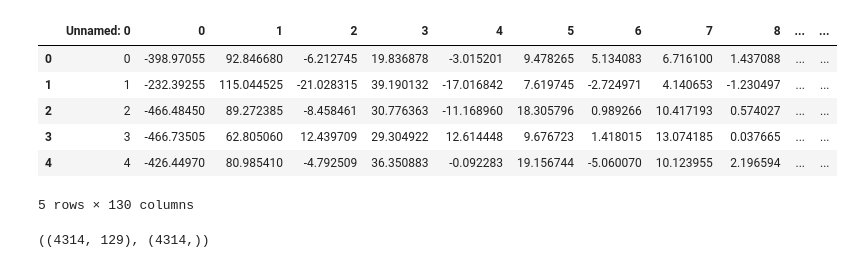
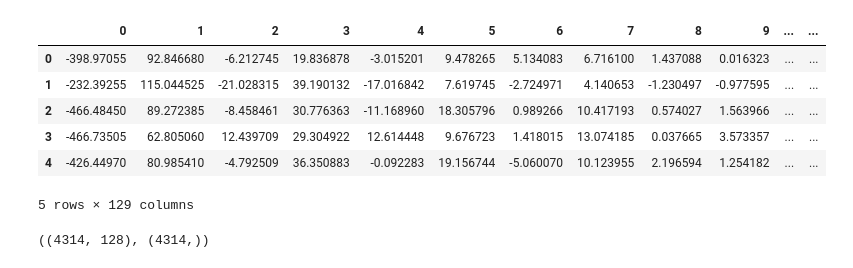
Before and after one commit to SadmanAlif/Stroke-Detection-Image-Audio-, a Jupyter notebook: 22. mfcc-features-ranking-fibonnachi-weigth.ipynb, the cells around one changed output. Drawn from its saved outputs; the diff is of its cells as text; code cells hidden in the pictures.

```diff
--- a/22. mfcc-features-ranking-fibonnachi-weigth.ipynb
+++ b/22. mfcc-features-ranking-fibonnachi-weigth.ipynb
@@ -16,16 +16,17 @@ from sklearn.model_selection import train_test_split
 from sklearn.metrics import classification_report, confusion_matrix, roc_auc_score, roc_curve, recall_score
 # %%
 import pandas as pd
-dataf = pd.read_csv('/kaggle/input/mfcc-of-slurred-vocal/MFCCoutput.csv')
+dataf = pd.read_csv('MFCCoutput.csv')
+dataf = dataf.drop(columns=dataf.columns[0], axis = 1)
 dataf.head()
 # %% [output]
-|  | Unnamed: 0 | 0 | 1 | 2 | 3 | 4 | 5 | 6 | 7 | 8 | ... | ... |
-| 0 | 0 | -398.97055 | 92.846680 | -6.212745 | 19.836878 | -3.015201 | 9.478265 | 5.134083 | 6.716100 | 1.437088 | ... | ... |
-| 1 | 1 | -232.39255 | 115.044525 | -21.028315 | 39.190132 | -17.016842 | 7.619745 | -2.724971 | 4.140653 | -1.230497 | ... | ... |
-| 2 | 2 | -466.48450 | 89.272385 | -8.458461 | 30.776363 | -11.168960 | 18.305796 | 0.989266 | 10.417193 | 0.574027 | ... | ... |
-| 3 | 3 | -466.73505 | 62.805060 | 12.439709 | 29.304922 | 12.614448 | 9.676723 | 1.418015 | 13.074185 | 0.037665 | ... | ... |
-| 4 | 4 | -426.44970 | 80.985410 | -4.792509 | 36.350883 | -0.092283 | 19.156744 | -5.060070 | 10.123955 | 2.196594 | ... | ... |
+|  | 0 | 1 | 2 | 3 | 4 | 5 | 6 | 7 | 8 | 9 | ... | ... |
+| 0 | -398.97055 | 92.846680 | -6.212745 | 19.836878 | -3.015201 | 9.478265 | 5.134083 | 6.716100 | 1.437088 | 0.016323 | ... | ... |
+| 1 | -232.39255 | 115.044525 | -21.028315 | 39.190132 | -17.016842 | 7.619745 | -2.724971 | 4.140653 | -1.230497 | -0.977595 | ... | ... |
+| 2 | -466.48450 | 89.272385 | -8.458461 | 30.776363 | -11.168960 | 18.305796 | 0.989266 | 10.417193 | 0.574027 | 1.563966 | ... | ... |
+| 3 | -466.73505 | 62.805060 | 12.439709 | 29.304922 | 12.614448 | 9.676723 | 1.418015 | 13.074185 | 0.037665 | 3.573357 | ... | ... |
+| 4 | -426.44970 | 80.985410 | -4.792509 | 36.350883 | -0.092283 | 19.156744 | -5.060070 | 10.123955 | 2.196594 | 1.254182 | ... | ... |
-5 rows × 130 columns
+5 rows × 129 columns
 # %%
 dataf.loc[dataf['class']=='non_dysarthria','class'] = 0.0
 dataf.loc[dataf['class']=='dysarthria','class'] = 1.0
@@ -36,5 +37,5 @@ y = dataf.iloc[:,-1]
 # %%
 X.shape, y.shape
 # %% [output]
-((4314, 129), (4314,))
+((4314, 128), (4314,))
 # %%
```
Also changed, not shown: parts of 6 cells of this notebook, 1 other file.
